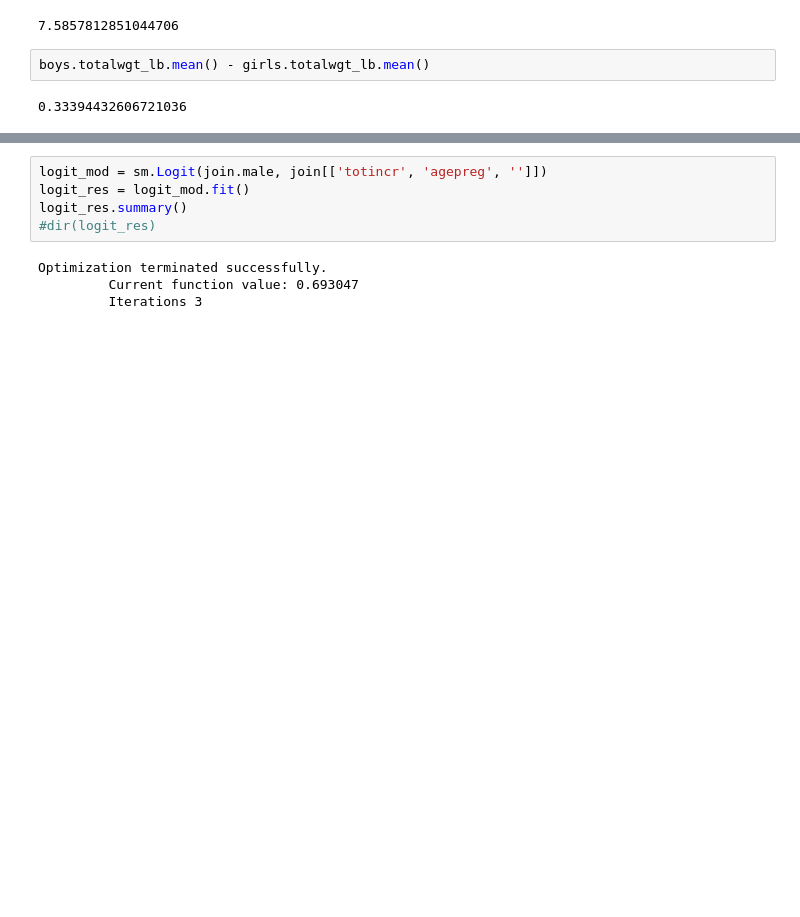
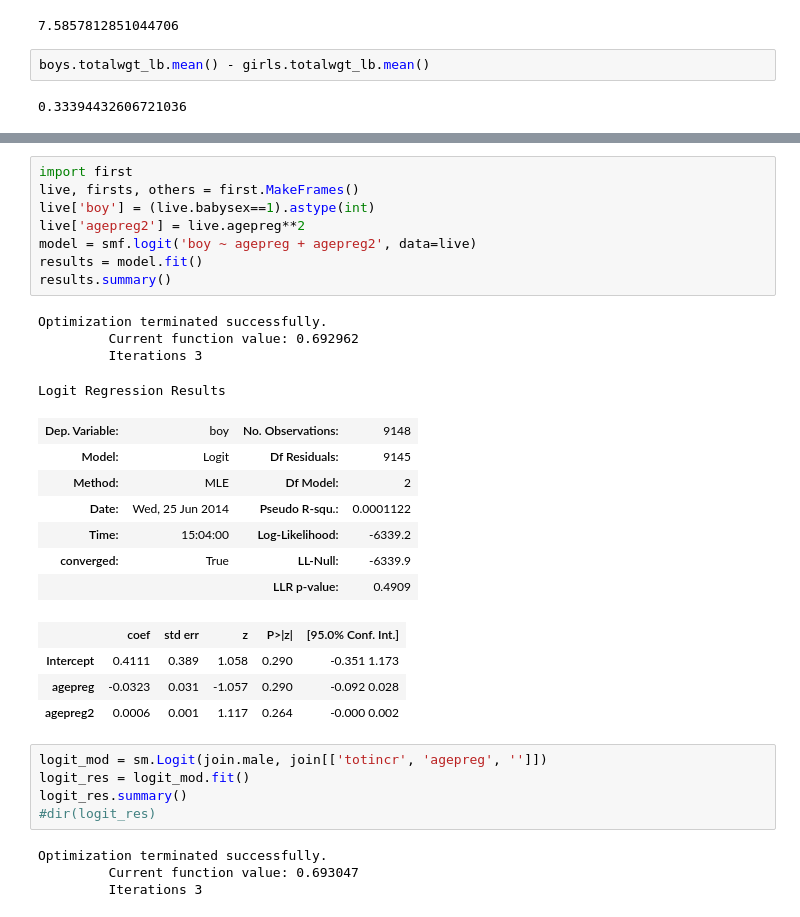
Before and after one commit to AllenDowney/ThinkStats2, a Jupyter notebook: code/Sandbox.ipynb, the cells around one changed output, grey strips where cells are left out. Saved outputs shown, nothing was run; the diff lists cells and outputs as text; blank space fills up the shorter version.

```diff
--- a/code/Sandbox.ipynb
+++ b/code/Sandbox.ipynb
@@ -406,3 +396,27 @@ Logit Regression Results
+# %%
+import first
+live, firsts, others = first.MakeFrames()
+live['boy'] = (live.babysex==1).astype(int)
+live['agepreg2'] = live.agepreg**2
+model = smf.logit('boy ~ agepreg + agepreg2', data=live)
+results = model.fit()
+results.summary()
+# %% [output]
+Optimization terminated successfully.
+         Current function value: 0.692962
+         Iterations 3
+Logit Regression Results
+| Dep. Variable: | boy | No. Observations: | 9148 |
+| Model: | Logit | Df Residuals: | 9145 |
+| Method: | MLE | Df Model: | 2 |
+| Date: | Wed, 25 Jun 2014 | Pseudo R-squ.: | 0.0001122 |
+| Time: | 15:04:00 | Log-Likelihood: | -6339.2 |
+| converged: | True | LL-Null: | -6339.9 |
+|  |  | LLR p-value: | 0.4909 |
+|  | coef | std err | z | P>|z| | [95.0% Conf. Int.] |
+| Intercept | 0.4111 | 0.389 | 1.058 | 0.290 | -0.351 1.173 |
+| agepreg | -0.0323 | 0.031 | -1.057 | 0.290 | -0.092 0.028 |
+| agepreg2 | 0.0006 | 0.001 | 1.117 | 0.264 | -0.000 0.002 |
 # %%
 logit_mod = sm.Logit(join.male, join[['totincr', 'agepreg', '']])
 logit_res = logit_mod.fit()
```
Also changed, not shown: parts of 6 cells of this notebook, 2 other files.
